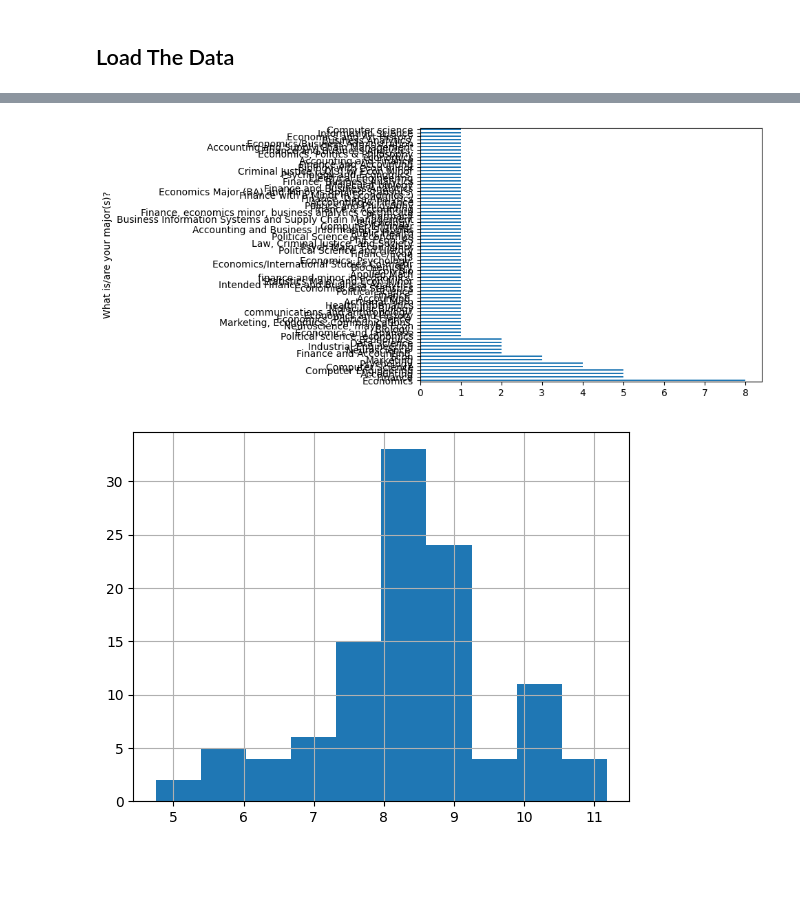
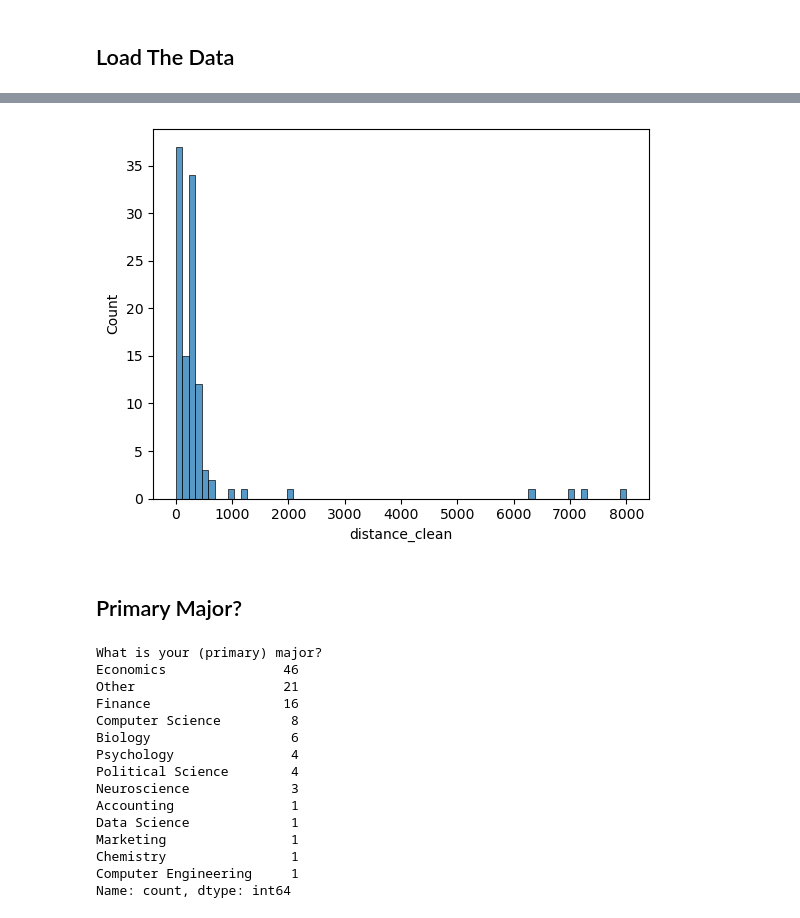
Before and after one commit to tayweid/tayweid.github.io, a Jupyter notebook: econ-0150/concepts/concept-0/Concept_0_Demo.ipynb, the cells around one changed output, grey strips where cells are left out. Drawn from its saved outputs; the diff is of its cells as text; code cells hidden in the pictures; blank space fills up the shorter version.

```diff
--- a/econ-0150/concepts/concept-0/Concept_0_Demo.ipynb
+++ b/econ-0150/concepts/concept-0/Concept_0_Demo.ipynb
@@ -34,0 +62,41 @@ sns.countplot(y='How many siblings to you have?', data=data);
+# %%
+color_mapping = {
+    # Standardize capitalization
+    'blue': 'Blue',
+    'purple': 'Purple',
+    'green': 'Green',
+    'red': 'Red',
+    'yellow': 'Yellow',
+    'pink': 'Pink',
+    'orange': 'Orange',
+    'black': 'Black',
+
+    # Fix typos
+    'Greeen': 'Green',
+
+    # Group light/dark variations with main color
+    'Light Blue': 'Blue',
+    'Dark blue': 'Blue',
+    'Navy blue': 'Blue',
+    'Navy Blue': 'Blue',
+    'Baby Blue': 'Blue',
+
+    'Dark Green': 'Green',
+    'Dark green': 'Green',
+    'dark green': 'Green',
+    'Melon Green': 'Green',  # Assuming this is a green shade
+
+    'Deep Red': 'Red',
+
+    # Standardize other colors
+    'white': 'White',
+    'Grey': 'Gray',  # or keep as 'Grey' if you prefer
+    'Gold': 'Yellow',  # Gold is yellowish
+
+    # Handle the complex answer - they said green as backup
+    'Black (if that doesn’t count then probably green)': 'Black',
+}
+# %%
+# Apply the mapping
+data['Favorite color?'] = data['What is your favorite color?'].replace(color_mapping)
+data['Favorite color?'].value_counts()
@@ -35,9 +139,26 @@ sns.countplot(y='How many siblings to you have?', data=data);
+# %%
+data['distance_clean'] = data['Approximately how many miles away from Pittsburgh is your hometown?'].str.extract(r'(\d+(?:\.\d+)?)', expand=False).astype(float)
+# %%
+sns.histplot(x='distance_clean', data=data);
+# %% [output]
+[figure, added]
+# %% [markdown]
+## Primary Major?
 # %%
-data['What is/are your major(s)?'].value_counts().plot(kind='barh');
+data['What is your (primary) major?'].value_counts()
 # %% [output]
-[figure, removed]
+What is your (primary) major?
+Economics               46
+Other                   21
+Finance                 16
+Computer Science         8
+Biology                  6
+Psychology               4
+Political Science        4
+Neuroscience             3
+Accounting               1
+Data Science             1
+Marketing                1
+Chemistry                1
+Computer Engineering     1
+Name: count, dtype: int64
-# %%
-data['What time did you wake up this morning?'] = pd.to_datetime(data['What time did you wake up this morning?'], errors='coerce')
-data['What time did you wake up this morning?'].apply(lambda x: x.hour + x.minute / 60.0 if pd.notnull(x) else None).hist();
-# %% [output]
-[figure, removed]
```
Also changed, not shown: parts of 26 cells of this notebook, 30 other files.
